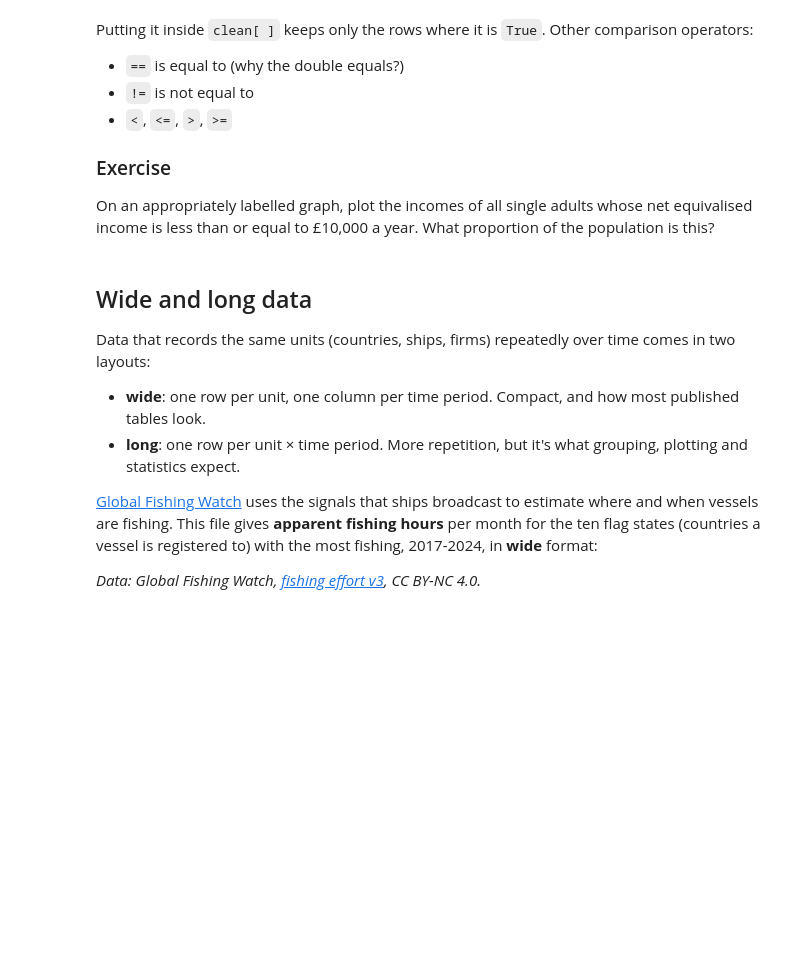
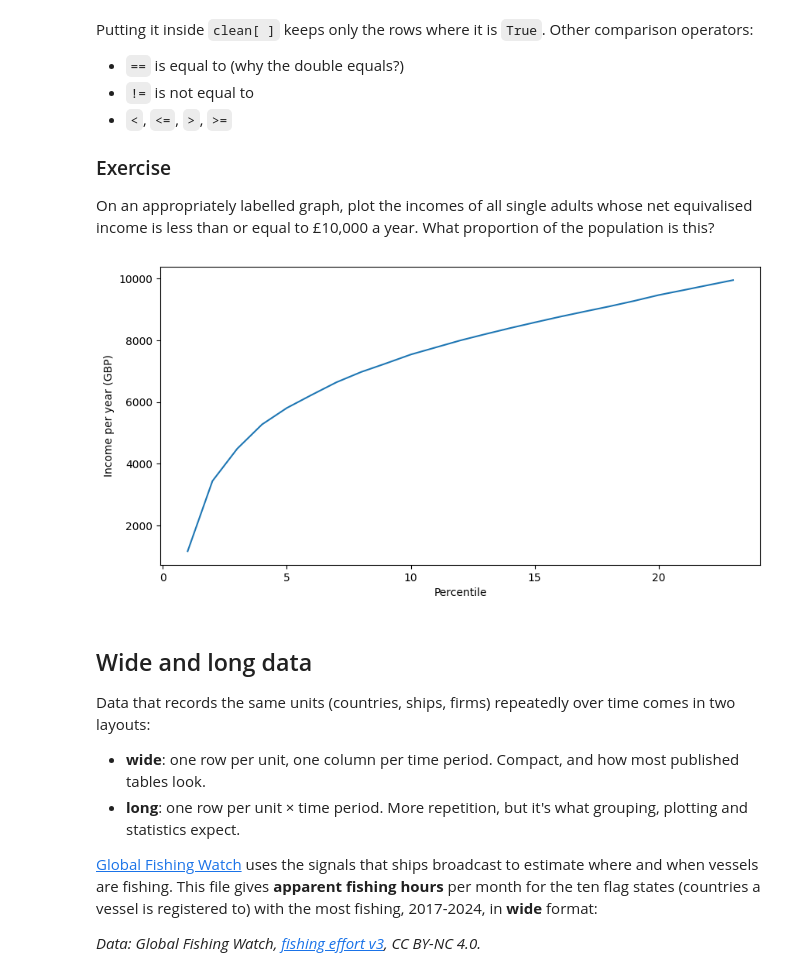
Before and after one commit to mao-gh/QM2, a Jupyter notebook: notebooks/W02. Pandas.ipynb, the cells around one changed output. Cells and saved outputs as stored; diff of their text form; code cells hidden in the pictures; blank space fills up the shorter version.

```diff
--- a/notebooks/W02. Pandas.ipynb
+++ b/notebooks/W02. Pandas.ipynb
@@ -266,7 +307,12 @@ Putting it inside `clean[ ]` keeps only the rows where it is `True`. Other compa
 
 On an appropriately labelled graph, plot the incomes of all single adults whose net equivalised income is less than or equal to £10,000 a year. What proportion of the population is this?
 # %%
-# your code here
+clean[clean["Single adult"] <= 10000]["Single adult"].plot()
+plt.xlabel("Percentile")
+plt.ylabel("Income per year (GBP)")
+plt.show()
+# %% [output]
+[figure, added]
 # %% [markdown]
 ## Wide and long data
 
```
Also changed, not shown: parts of 9 cells of this notebook.
